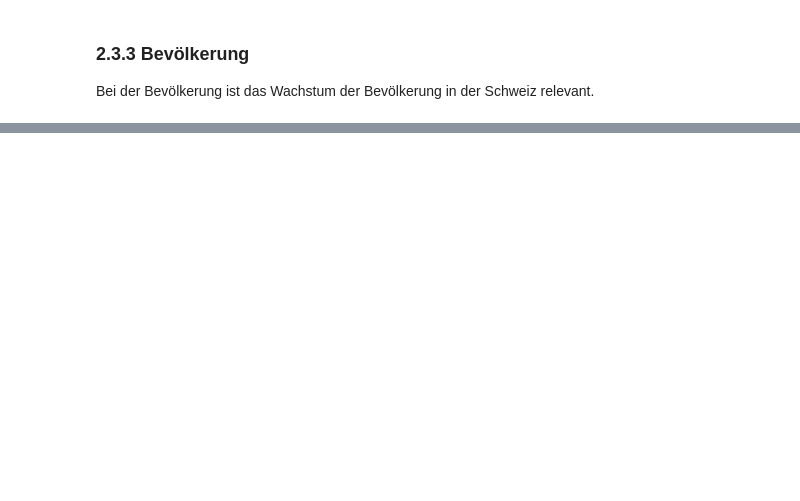
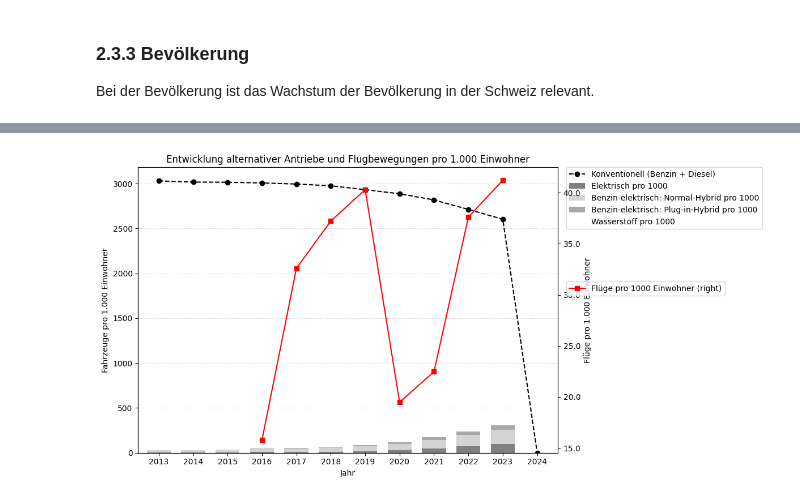
Before and after one commit to matwirabc/binaproject, a Jupyter notebook: bina_aggregate.ipynb, the cells around one changed output, grey strips where cells are left out. Saved outputs shown, nothing was run; the diff lists cells and outputs as text; code cells hidden in the pictures; blank space fills up the shorter version.

```diff
--- a/bina_aggregate.ipynb
+++ b/bina_aggregate.ipynb
@@ -344,0 +349,13 @@ df_population_adj
+# %%
+# Merge "df_car_adj"" with "df_plane_adj"
+df_merged = df_car_adj.merge(df_plane_adj, on='year', how='outer')
+
+# Merge "def_population_adj" to "df_merge"
+df_overall = df_merged.merge(df_population_adj, on='year', how='left')
+
+# Sortieren nach Jahr
+df_overall = df_overall.sort_values(by='year').reset_index(drop=True)
+
+# Optional: show/export result
+#print(df_overall)
+#df_overall.to_csv("/content/drive/MyDrive/Overall.csv", index=False)
@@ -346,0 +404,69 @@ df_population_adj
+# %%
+# Select relevant columns
+df_ibcs = df_overall_normalized[[
+    'year',
+    'Elektrisch pro 1000',
+    'Benzin-elektrisch: Normal-Hybrid pro 1000',
+    'Benzin-elektrisch: Plug-in-Hybrid pro 1000',
+    'Wasserstoff pro 1000',
+    'Benzin pro 1000',
+    'Diesel pro 1000',
+    'Flüge gesamt pro 1000'
+]]
+
+# Set year as index
+df_ibcs.set_index('year', inplace=True)
+
+# Alternative drives stacked as beams
+plt.figure(figsize=(12, 6))
+ax = df_ibcs[[
+    'Elektrisch pro 1000',
+    'Benzin-elektrisch: Normal-Hybrid pro 1000',
+    'Benzin-elektrisch: Plug-in-Hybrid pro 1000',
+    'Wasserstoff pro 1000'
+]].plot(
+    kind='bar',
+    stacked=True,
+    color=['gray', 'lightgray', 'darkgray', 'white'],
+    width=0.7,
+    figsize=(12, 6)
+)
+
+# Conventional drives as a line
+df_ibcs[['Benzin pro 1000', 'Diesel pro 1000']].sum(axis=1).plot(
+    ax=ax,
+    color='black',
+    linestyle='--',
+    marker='o',
+    label='Konventionell (Benzin + Diesel)'
+)
+
+# Aircraft movements as secondary axis
+df_ibcs['Flüge gesamt pro 1000'].plot(
+    ax=ax,
+    color='red',
+    linestyle='-',
+    marker='s',
+    label='Flüge pro 1000 Einwohner',
+    secondary_y=True
+)
+
+# Axis labels
+ax.set_title("Entwicklung alternativer Antriebe und Flugbewegungen pro 1.000 Einwohner", fontsize=12)
+ax.set_xlabel("Jahr")
+ax.set_ylabel("Fahrzeuge pro 1.000 Einwohner")
+ax.right_ax.set_ylabel("Flüge pro 1.000 Einwohner")
+
+# Format axes
+ax.yaxis.set_major_formatter(mticker.FormatStrFormatter('%.0f'))
+ax.right_ax.yaxis.set_major_formatter(mticker.FormatStrFormatter('%.1f'))
+
+# Place legends (outside)
+ax.legend(loc='upper left', bbox_to_anchor=(1.02, 1.0), borderaxespad=0)
+ax.right_ax.legend(loc='upper left', bbox_to_anchor=(1.02, 0.6), borderaxespad=0)
+
+# Grid lines and layout
+ax.grid(axis='y', linestyle=':', linewidth=0.5)
+plt.tight_layout()
+plt.show()
+# %% [output]
@@ -347 +474,2 @@ df_population_adj
+[figure, added]
 # %% [markdown]
```
Also changed, not shown: parts of 18 cells of this notebook.
